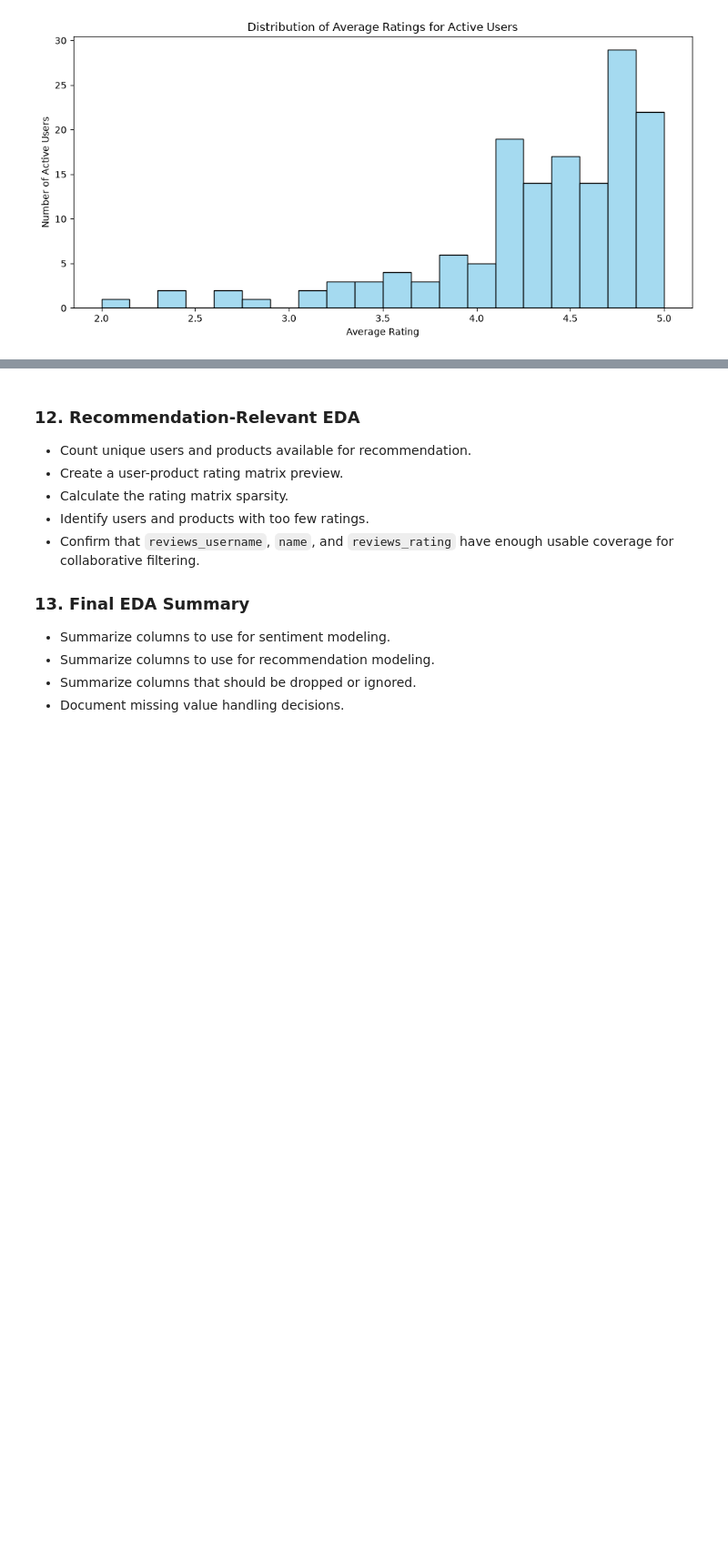
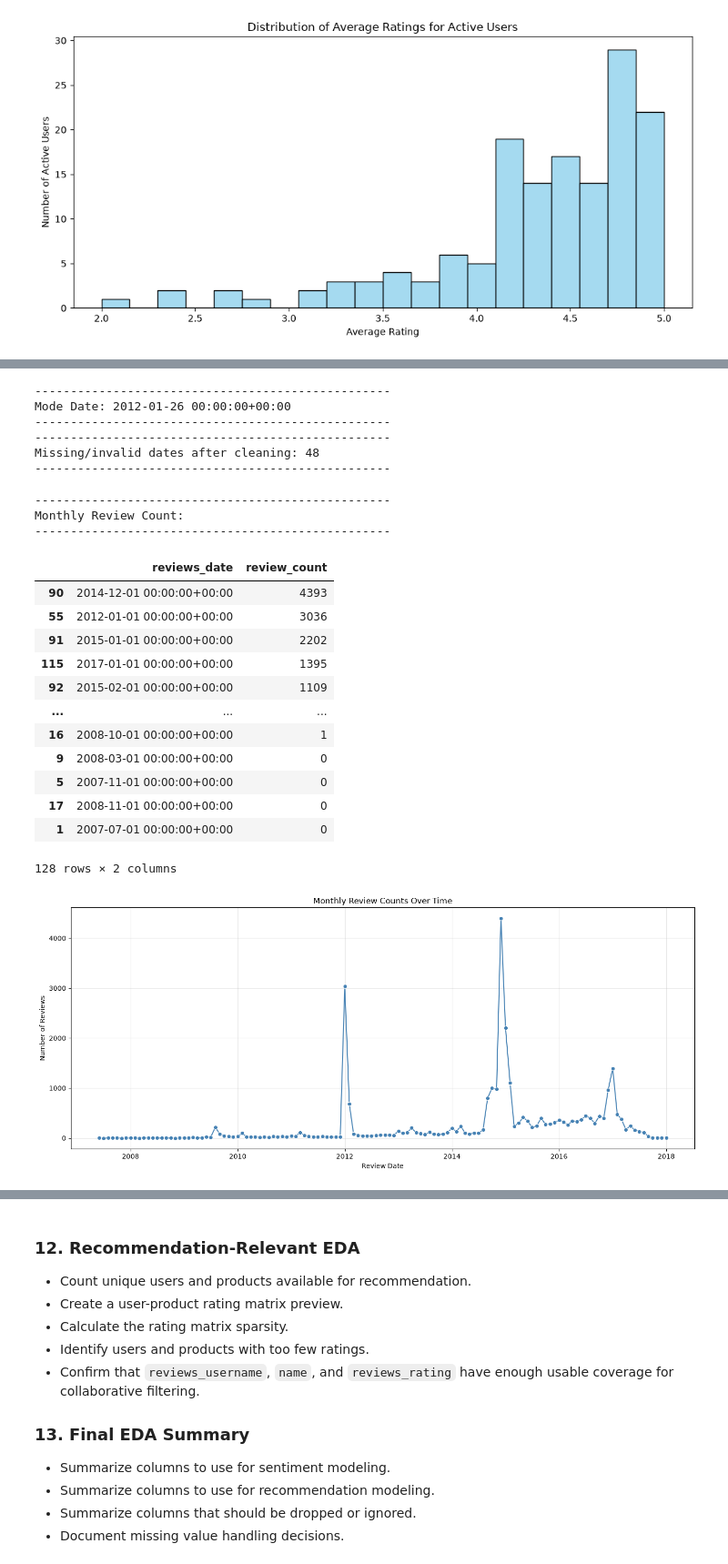
Before and after one commit to ujwalabhishek/sentiment-based-recommendation-system, a Jupyter notebook: main.ipynb, the cells around one changed output, grey strips where cells are left out. Shown at 91% size. Drawn from its saved outputs; the diff is of its cells as text; code cells hidden in the pictures; blank space fills up the shorter version.

```diff
--- a/main.ipynb
+++ b/main.ipynb
@@ -1644,7 +1730,12 @@ Active users with ≥5 reviews: 147
 # %%
 # Convert the reviews_date to datetime.
 reviews_df_cleaned.info()
-reviews_df_cleaned['reviews_date']= pd.to_datetime(reviews_df_cleaned['reviews_date'],errors='coerce')
+reviews_df_cleaned['reviews_date'] = pd.to_datetime(
+    reviews_df_cleaned['reviews_date'],
+    format='mixed',
+    errors='coerce',
+    utc=True
+)
 display_info("","After changing to datetime:")
 reviews_df_cleaned.info()
 # %% [output]
@@ -1667,0 +1784,58 @@ memory usage: 3.7 MB
+# %%
+mode_date = reviews_df_cleaned['reviews_date'].mode()[0]
+display_info(mode_date,"Mode Date")
+display_info(reviews_df_cleaned["reviews_date"].isna().sum(), "Missing/invalid dates after cleaning")
+# %% [output]
+--------------------------------------------------
+Mode Date: 2012-01-26 00:00:00+00:00
+--------------------------------------------------
+--------------------------------------------------
+Missing/invalid dates after cleaning: 48
+--------------------------------------------------
+# %%
+# Analyze the number of reviews submitted each month.
+monthly_review_counts = (
+    reviews_df_cleaned
+    .dropna(subset=["reviews_date"])
+    .set_index("reviews_date")
+    .resample("MS")
+    .size()
+    .rename("review_count")
+    .reset_index()
+)
+
+display_info("","Monthly Review Count")
+display(monthly_review_counts.sort_values(by="review_count", ascending=False))
+
+plt.figure(figsize=(14, 6))
+sns.lineplot(
+    data=monthly_review_counts,
+    x="reviews_date",
+    y="review_count",
+    marker="o",
+    color="steelblue"
+)
+plt.title("Monthly Review Counts Over Time")
+plt.xlabel("Review Date")
+plt.ylabel("Number of Reviews")
+plt.grid(alpha=0.3)
+plt.tight_layout()
+plt.show()
+# %% [output]
+--------------------------------------------------
+Monthly Review Count:
+--------------------------------------------------
+|  | reviews_date | review_count |
+| 90 | 2014-12-01 00:00:00+00:00 | 4393 |
+| 55 | 2012-01-01 00:00:00+00:00 | 3036 |
+| 91 | 2015-01-01 00:00:00+00:00 | 2202 |
+| 115 | 2017-01-01 00:00:00+00:00 | 1395 |
+| 92 | 2015-02-01 00:00:00+00:00 | 1109 |
+| ... | ... | ... |
+| 16 | 2008-10-01 00:00:00+00:00 | 1 |
+| 9 | 2008-03-01 00:00:00+00:00 | 0 |
+| 5 | 2007-11-01 00:00:00+00:00 | 0 |
+| 17 | 2008-11-01 00:00:00+00:00 | 0 |
+| 1 | 2007-07-01 00:00:00+00:00 | 0 |
+128 rows × 2 columns
+[figure, added]
```
Also changed, not shown: parts of 55 cells of this notebook, 38 other files.
